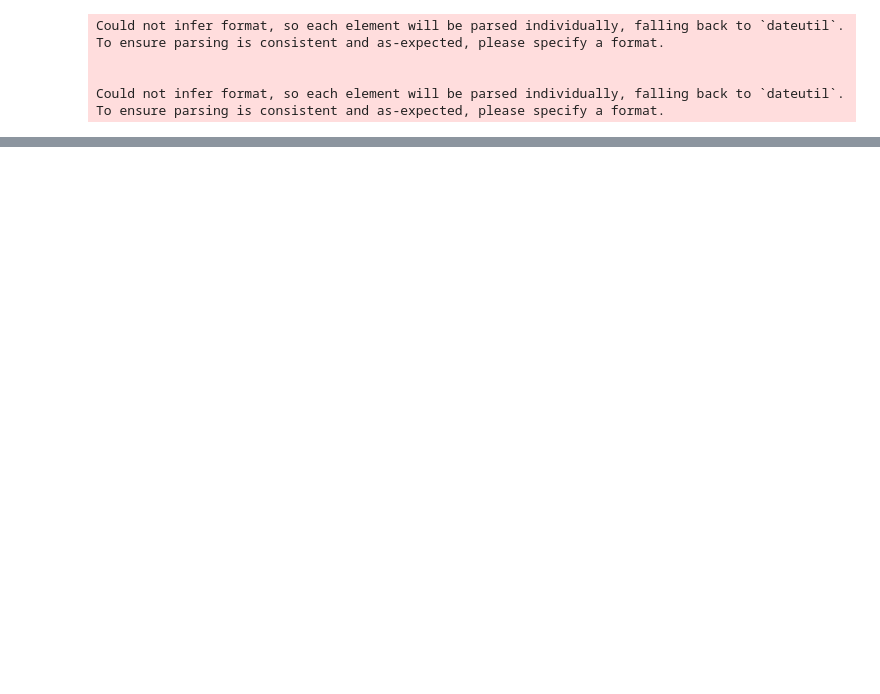
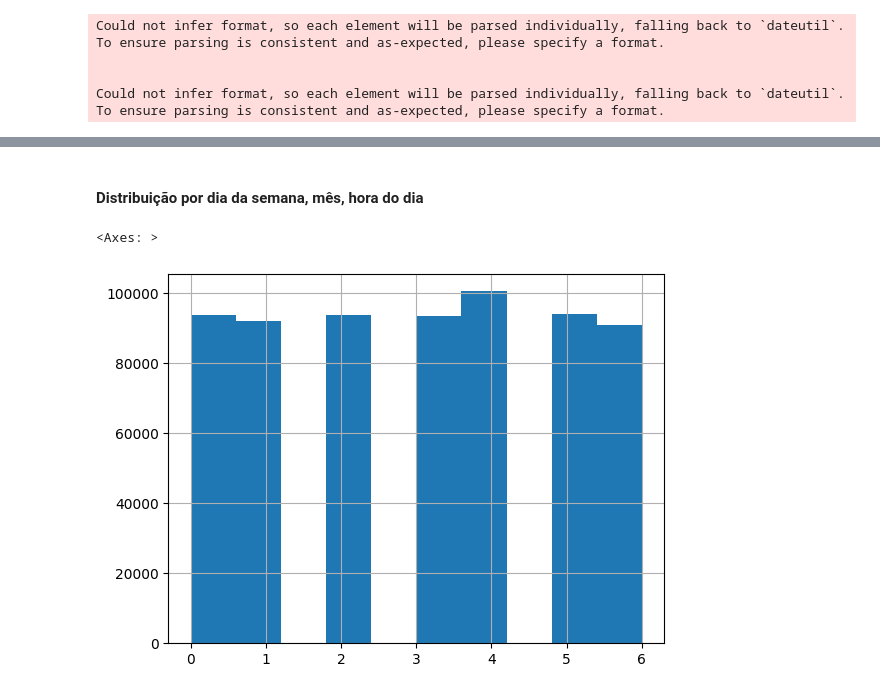
Before and after one commit to talesaraujoc/analise_dados_crimes_seattle, a Jupyter notebook: src/analise_dados.ipynb, the cells around one changed output, grey strips where cells are left out. Saved outputs shown, nothing was run; the diff lists cells and outputs as text; code cells hidden in the pictures; blank space fills up the shorter version.

```diff
--- a/src/analise_dados.ipynb
+++ b/src/analise_dados.ipynb
@@ -56,0 +39,26 @@ dff.groupby('year').agg({'offense id':'count'})
+# %%
+dff['hour'] = dff['offense date'].apply(lambda x: x.hour)
+dff['minute'] = dff['offense date'].apply(lambda x: x.minute)
+dff['day_of_week'] = dff['offense date'].apply(lambda x: x.day_of_week)
+dff['month'] = dff['offense date'].apply(lambda x: x.month)
+dff['year'] = dff['offense date'].apply(lambda x: x.year)
+
+# Definindo a função para categorizar os períodos do dia
+def categorizar_periodo(hora):
+    if 0 <= hora < 6:
+        return 'Madrugada (0-6h)'
+    elif 6 <= hora < 12:
+        return 'Manhã (6-12h)'
+    elif 12 <= hora < 18:
+        return 'Tarde (12-18h)'
+    else:
+        return 'Noite (18-24h)'
+
+
+# Aplicando a função à coluna 'hour'
+dff['periodo'] = dff['hour'].apply(categorizar_periodo)
+# %%
+dff_eda = dff.copy()
+# %%
+# filtrando ano
+dff_eda = dff_eda[dff_eda['year']>=2017]
@@ -56,0 +141,8 @@ dff.groupby('year').agg({'offense id':'count'})
+# %% [markdown]
+#### Distribuição por dia da semana, mês, hora do dia
+# %%
+# dia da semana
+dff_eda['day_of_week'].hist()
+# %% [output]
+<Axes: >
+[figure, added]
```
Also changed, not shown: parts of 39 cells of this notebook, 2 other files.
